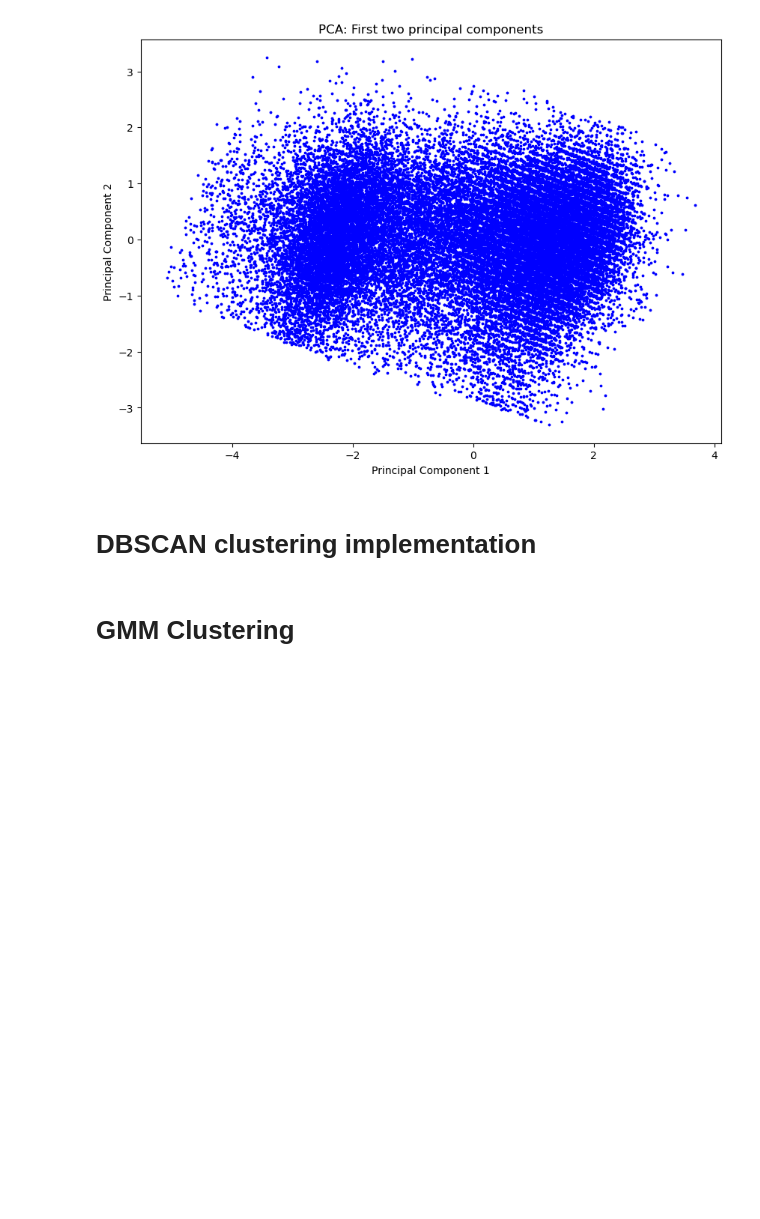
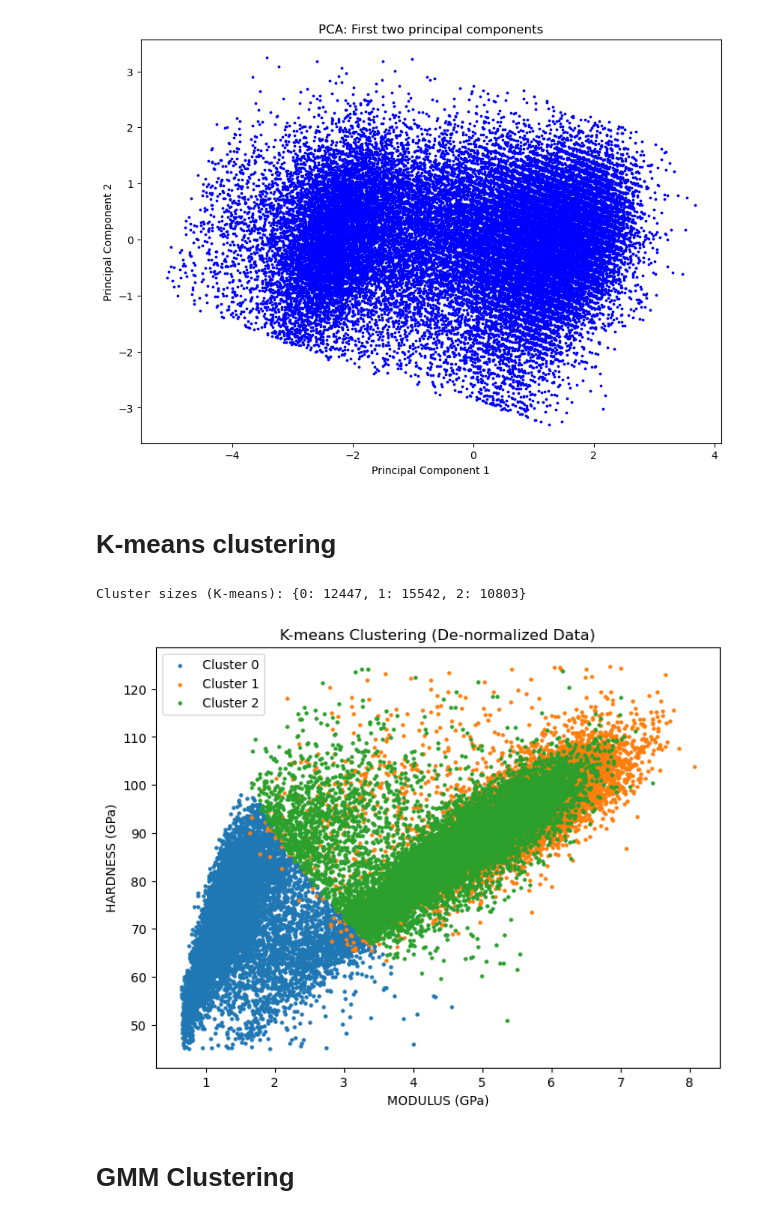
Before and after one commit to edrossi93/mecanano-ml-nanomechanics-tutorial, a Jupyter notebook: notebooks/nanoindentation_ML.ipynb, the cells around one changed output. Cells and saved outputs as stored; diff of their text form; code cells hidden in the pictures; blank space fills up the shorter version.

Commit message:
Fixed nanoindentation clustering script

```diff
--- a/notebooks/nanoindentation_ML.ipynb
+++ b/notebooks/nanoindentation_ML.ipynb
@@ -344,4 +314,4 @@ plt.show()
 [figure]
 [figure]
 # %% [markdown]
-# DBSCAN clustering implementation
+# K-means clustering
@@ -444,2 +318,44 @@ plt.legend(cluster_legend, loc='best')
+# %%
+from sklearn.cluster import KMeans
+from sklearn.preprocessing import StandardScaler
+
+# Parameters
+K = 3
+N_INIT = 10
+RANDOM_STATE = 1
+
+# Features for clustering
+kmeans_features = ['MODULUS', 'HARDNESS', 'Load', 'Depth']
+kmeans_data = filteredData[kmeans_features].values
+
+# Define a scaler specific for K-means (4 features)
+scaler_kmeans = StandardScaler()
+kmeans_data_scaled = scaler_kmeans.fit_transform(kmeans_data)
+
+# Fit K-means
+kmeans_model = KMeans(n_clusters=K, init='k-means++', n_init=N_INIT, random_state=RANDOM_STATE)
+kmeans_labels = kmeans_model.fit_predict(kmeans_data_scaled)
+
+# Cluster statistics
+unique_labels_kmeans = np.unique(kmeans_labels)
+cluster_sizes_kmeans = {label: np.sum(kmeans_labels == label) for label in unique_labels_kmeans}
+print(f"Cluster sizes (K-means): {cluster_sizes_kmeans}")
+
+# --- Plot clusters directly in de-normalized MODULUS vs HARDNESS ---
+plt.figure(figsize=(8, 6))
+for i in range(K):
+    idx = kmeans_labels == i
+    plt.scatter(filteredData.loc[idx, 'HARDNESS'],
+                filteredData.loc[idx, 'MODULUS'],
+                s=5, label=f'Cluster {i}')
+
+plt.title('K-means Clustering (De-normalized Data)')
+plt.xlabel('MODULUS (GPa)')
+plt.ylabel('HARDNESS (GPa)')
+plt.legend()
+plt.show()
+# %% [output]
+Cluster sizes (K-means): {0: 12447, 1: 15542, 2: 10803}
+[figure, added]
 # %% [markdown]
 # GMM Clustering
```
Also changed, not shown: parts of 16 cells of this notebook.
